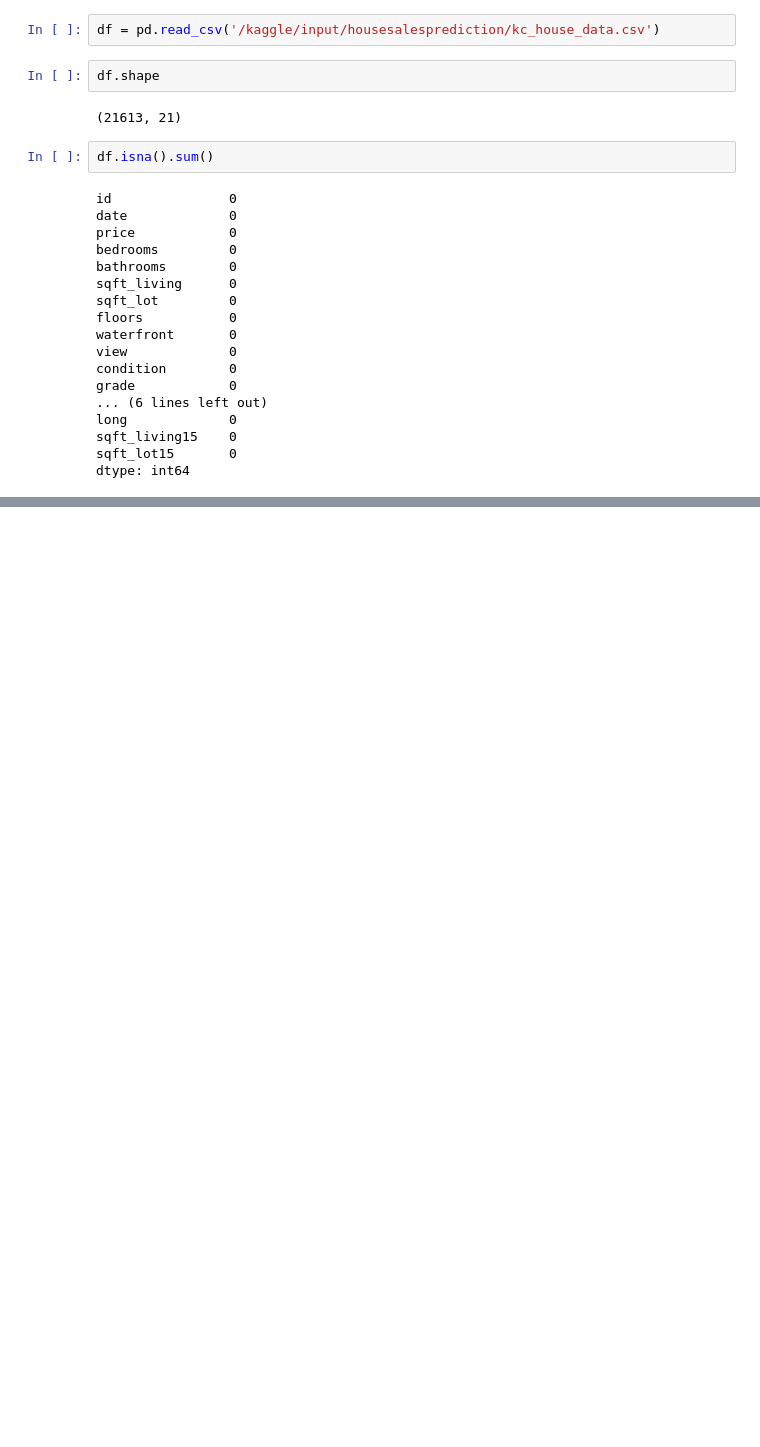
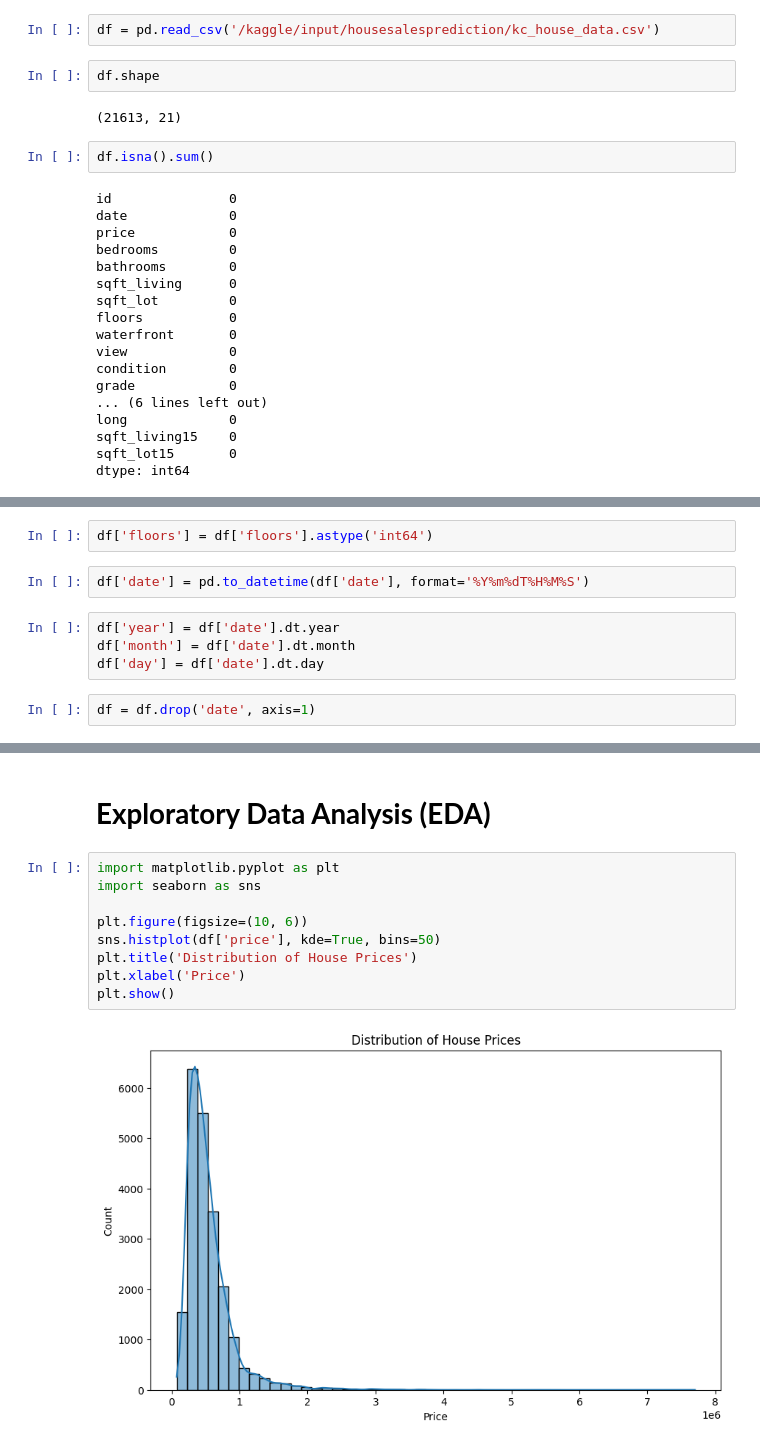
Before and after one commit to NurAlamNahidSarkar/housePricePrediction_ML, a Jupyter notebook: housepriceprediction.ipynb, the cells around one changed output, grey strips where cells are left out. Saved outputs shown, nothing was run; the diff lists cells and outputs as text; blank space fills up the shorter version.

Commit message:
Kaggle Notebook | HousePricePrediction | Version 3

```diff
--- a/housepriceprediction.ipynb
+++ b/housepriceprediction.ipynb
@@ -46,0 +93,10 @@ dtype: int64
+# %%
+df['floors'] = df['floors'].astype('int64')
+# %%
+df['date'] = pd.to_datetime(df['date'], format='%Y%m%dT%H%M%S')
+# %%
+df['year'] = df['date'].dt.year
+df['month'] = df['date'].dt.month
+df['day'] = df['date'].dt.day
+# %%
+df = df.drop('date', axis=1)
@@ -46,0 +133,13 @@ dtype: int64
+# %% [markdown]
+# **Exploratory Data Analysis (EDA)**
+# %%
+import matplotlib.pyplot as plt
+import seaborn as sns
+
+plt.figure(figsize=(10, 6))
+sns.histplot(df['price'], kde=True, bins=50)
+plt.title('Distribution of House Prices')
+plt.xlabel('Price')
+plt.show()
+# %% [output]
+[figure, added]
```
Also changed, not shown: parts of 12 cells of this notebook.
